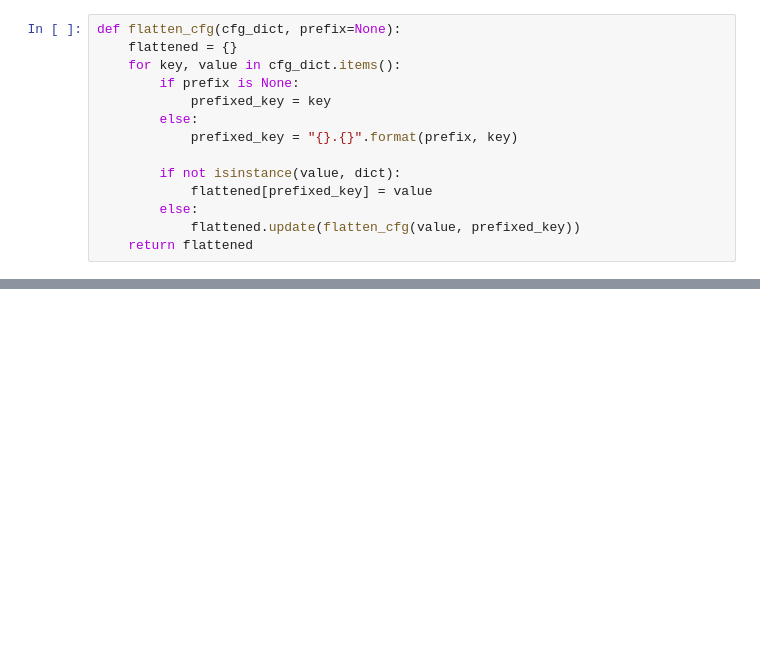
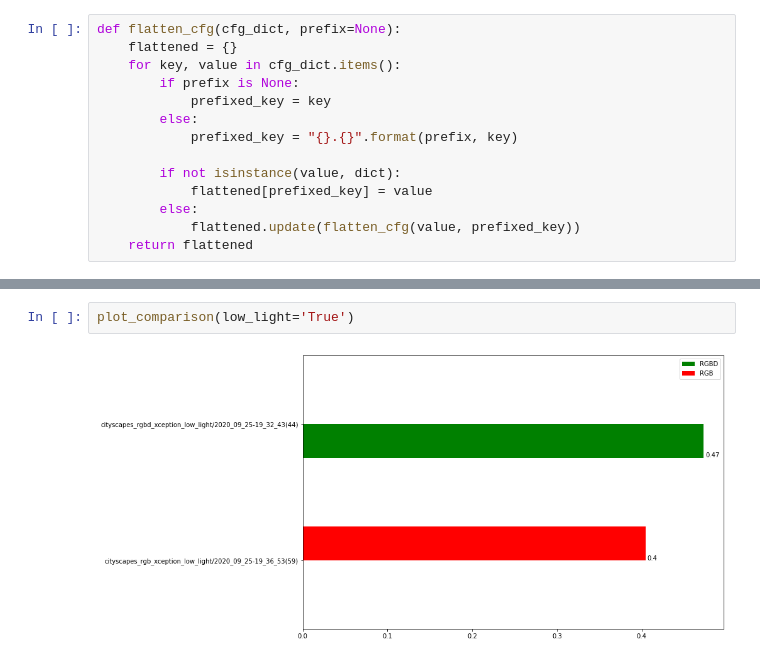
Before and after one commit to crmauceri/pytorch-deeplab-xception, a Jupyter notebook: visualization_scripts/compare_models.ipynb, the cells around one changed output, grey strips where cells are left out. Saved outputs shown, nothing was run; the diff lists cells and outputs as text; blank space fills up the shorter version.

```diff
--- a/visualization_scripts/compare_models.ipynb
+++ b/visualization_scripts/compare_models.ipynb
@@ -137,0 +261,4 @@ indices
+# %%
+plot_comparison(low_light='True')
+# %% [output]
+[figure, added]
```
Also changed, not shown: parts of 18 cells of this notebook.
